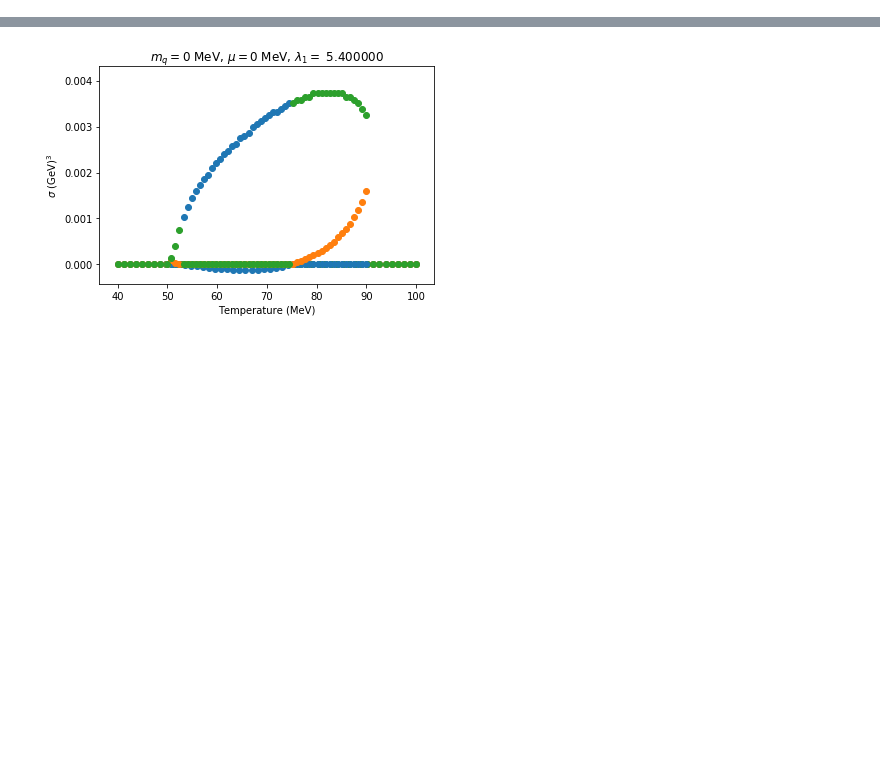
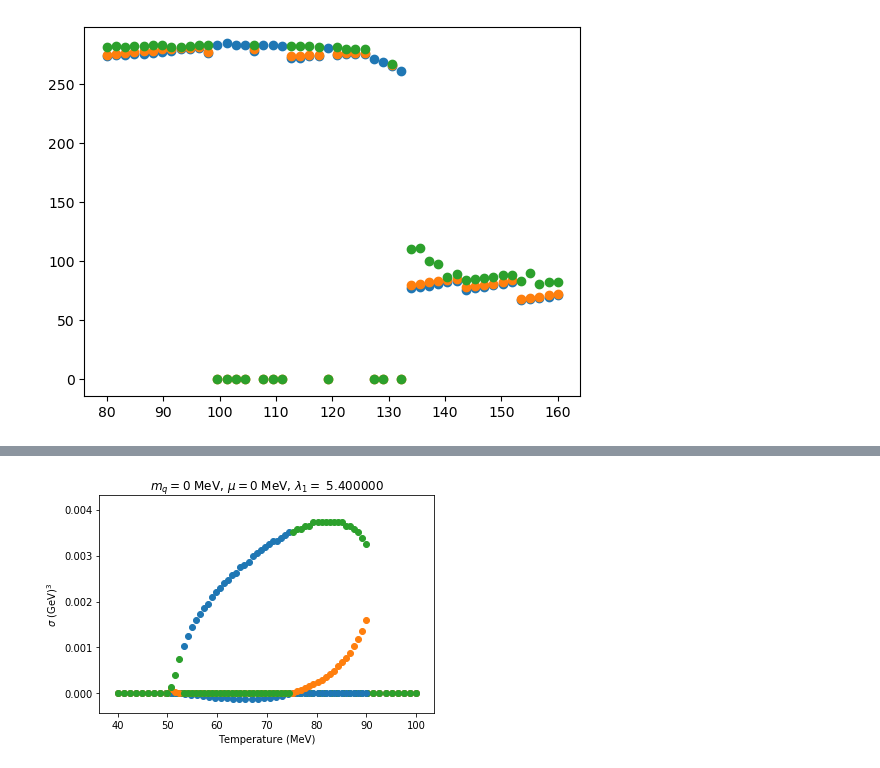
Before and after one commit to seanbartz/DilatonMixingParallel, a Jupyter notebook: Critical_Zoom_notebook.ipynb, the cells around one changed output, grey strips where cells are left out. Drawn from its saved outputs; the diff is of its cells as text; code cells hidden in the pictures; blank space fills up the shorter version.

```diff
--- a/Critical_Zoom_notebook.ipynb
+++ b/Critical_Zoom_notebook.ipynb
@@ -86,3 +82,10 @@ plt.show()
+# %%
+for i in range(len(sigma_list)):
+    plt.scatter(temps_list[i],(sigma_list[i][:,0]/1)**1,color=colors[0])
+    plt.scatter(temps_list[i],(sigma_list[i][:,1]/1)**1,color=colors[1])
+    plt.scatter(temps_list[i],(sigma_list[i][:,2]/1)**1,color=colors[2])
+# %% [output]
+[figure, added]
 # %%
 
 np.amax(np.abs(sigma_list[0][:,0]))
```
Also changed, not shown: parts of 3 cells of this notebook, 4 other files.
